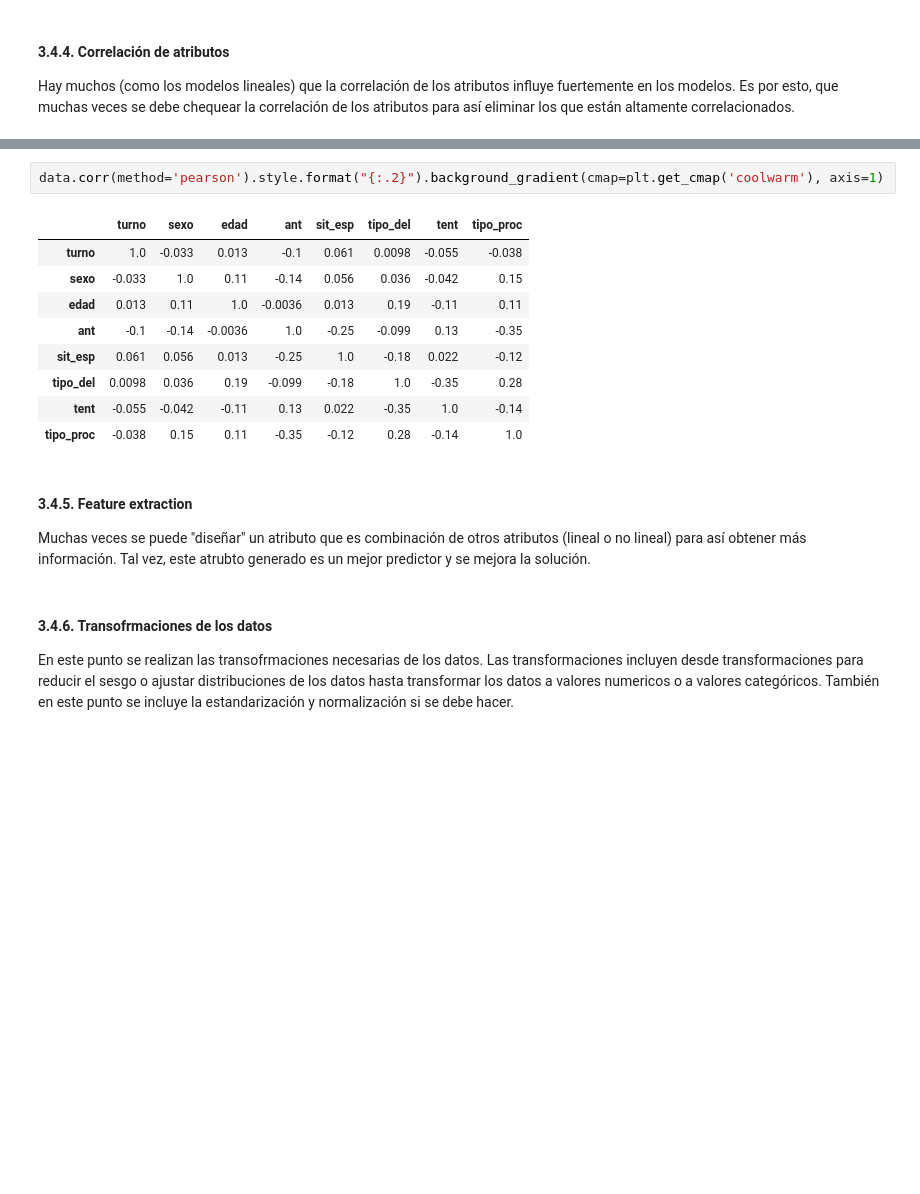
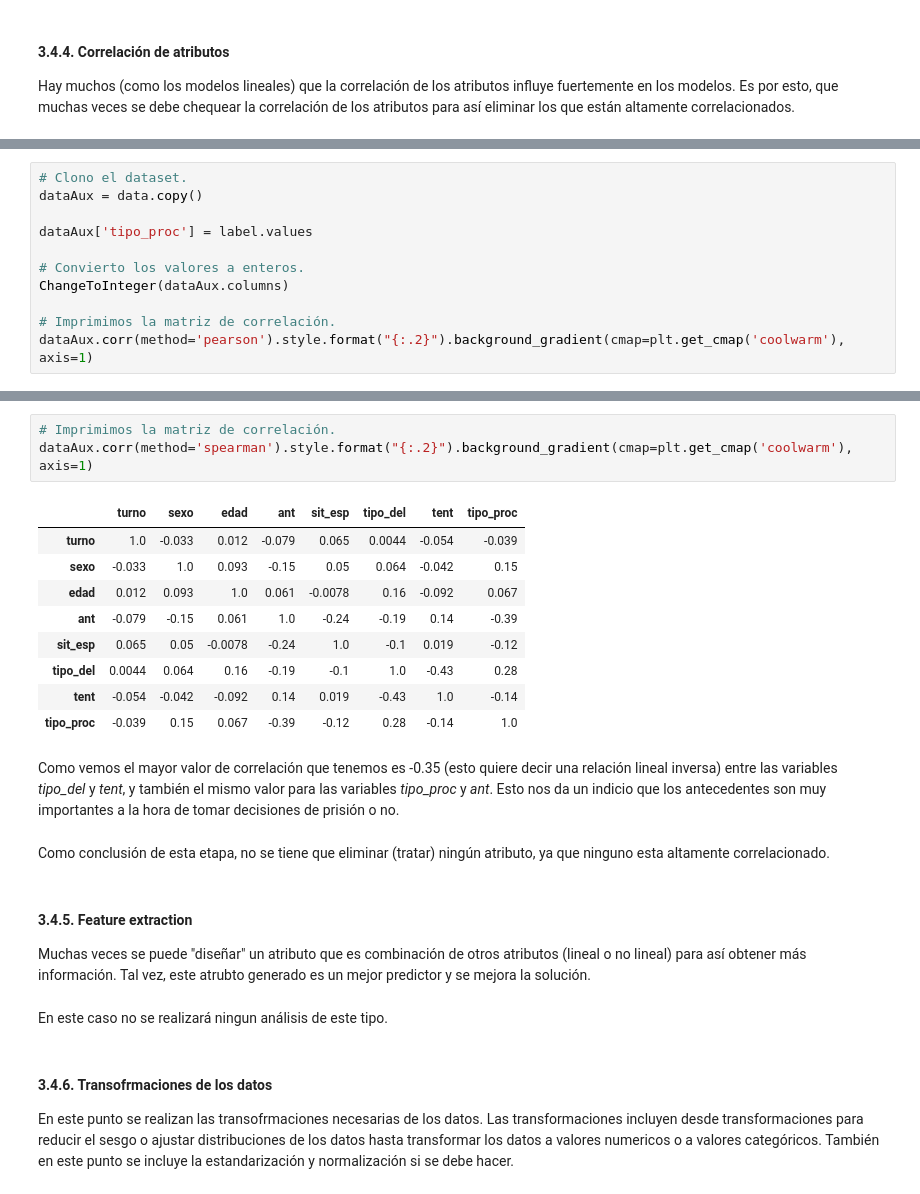
Before and after one commit to brunomaso1/ml-porfolio, a Jupyter notebook: content/posts/jupyter-notebooks/2018/Voy_preso_o_no_analisis_dataset_penal2016_python.ipynb, the cells around one changed output, grey strips where cells are left out. Drawn from its saved outputs; the diff is of its cells as text; blank space fills up the shorter version.

```diff
--- a/content/posts/jupyter-notebooks/2018/Voy_preso_o_no_analisis_dataset_penal2016_python.ipynb
+++ b/content/posts/jupyter-notebooks/2018/Voy_preso_o_no_analisis_dataset_penal2016_python.ipynb
@@ -1071,0 +1107,11 @@ En este caso, no podemos aplicar la correlación directamente. Primero tenemos q
+# %%
+# Clono el dataset.
+dataAux = data.copy()
+
+dataAux['tipo_proc'] = label.values
+
+# Convierto los valores a enteros.
+ChangeToInteger(dataAux.columns)
+
+# Imprimimos la matriz de correlación.
+dataAux.corr(method='pearson').style.format("{:.2}").background_gradient(cmap=plt.get_cmap('coolwarm'), axis=1)
@@ -1072,19 +1128,26 @@ En este caso, no podemos aplicar la correlación directamente. Primero tenemos q
 # %%
-data.corr(method='pearson').style.format("{:.2}").background_gradient(cmap=plt.get_cmap('coolwarm'), axis=1)
+# Imprimimos la matriz de correlación.
+dataAux.corr(method='spearman').style.format("{:.2}").background_gradient(cmap=plt.get_cmap('coolwarm'), axis=1)
 # %% [output]
 |  | turno | sexo | edad | ant | sit_esp | tipo_del | tent | tipo_proc |
-| turno | 1.0 | -0.033 | 0.013 | -0.1 | 0.061 | 0.0098 | -0.055 | -0.038 |
-| sexo | -0.033 | 1.0 | 0.11 | -0.14 | 0.056 | 0.036 | -0.042 | 0.15 |
-| edad | 0.013 | 0.11 | 1.0 | -0.0036 | 0.013 | 0.19 | -0.11 | 0.11 |
-| ant | -0.1 | -0.14 | -0.0036 | 1.0 | -0.25 | -0.099 | 0.13 | -0.35 |
-| sit_esp | 0.061 | 0.056 | 0.013 | -0.25 | 1.0 | -0.18 | 0.022 | -0.12 |
-| tipo_del | 0.0098 | 0.036 | 0.19 | -0.099 | -0.18 | 1.0 | -0.35 | 0.28 |
-| tent | -0.055 | -0.042 | -0.11 | 0.13 | 0.022 | -0.35 | 1.0 | -0.14 |
-| tipo_proc | -0.038 | 0.15 | 0.11 | -0.35 | -0.12 | 0.28 | -0.14 | 1.0 |
+| turno | 1.0 | -0.033 | 0.012 | -0.079 | 0.065 | 0.0044 | -0.054 | -0.039 |
+| sexo | -0.033 | 1.0 | 0.093 | -0.15 | 0.05 | 0.064 | -0.042 | 0.15 |
+| edad | 0.012 | 0.093 | 1.0 | 0.061 | -0.0078 | 0.16 | -0.092 | 0.067 |
+| ant | -0.079 | -0.15 | 0.061 | 1.0 | -0.24 | -0.19 | 0.14 | -0.39 |
+| sit_esp | 0.065 | 0.05 | -0.0078 | -0.24 | 1.0 | -0.1 | 0.019 | -0.12 |
+| tipo_del | 0.0044 | 0.064 | 0.16 | -0.19 | -0.1 | 1.0 | -0.43 | 0.28 |
+| tent | -0.054 | -0.042 | -0.092 | 0.14 | 0.019 | -0.43 | 1.0 | -0.14 |
+| tipo_proc | -0.039 | 0.15 | 0.067 | -0.39 | -0.12 | 0.28 | -0.14 | 1.0 |
+# %% [markdown]
+Como vemos el mayor valor de correlación que tenemos es -0.35 (esto quiere decir una relación lineal inversa) entre las variables *tipo_del* y *tent*, y también el mismo valor para las variables *tipo_proc* y *ant*. Esto nos da un indicio que los antecedentes son muy importantes a la hora de tomar decisiones de prisión o no.
+# %% [markdown]
+Como conclusión de esta etapa, no se tiene que eliminar (tratar) ningún atributo, ya que ninguno esta altamente correlacionado.
 # %% [markdown]
 #### 3.4.5. Feature extraction <a class="anchor" id="3.4.5-bullet"></a>
 
 Muchas veces se puede "diseñar" un atributo que es combinación de otros atributos (lineal o no lineal) para así obtener más información. Tal vez, este atrubto generado es un mejor predictor y se mejora la solución.
+# %% [markdown]
+En este caso no se realizará ningun análisis de este tipo.
 # %% [markdown]
 #### 3.4.6. Transofrmaciones de los datos <a class="anchor" id="3.4.6-bullet"></a>
 
```
Also changed, not shown: parts of 100 cells of this notebook, 6 other files.
